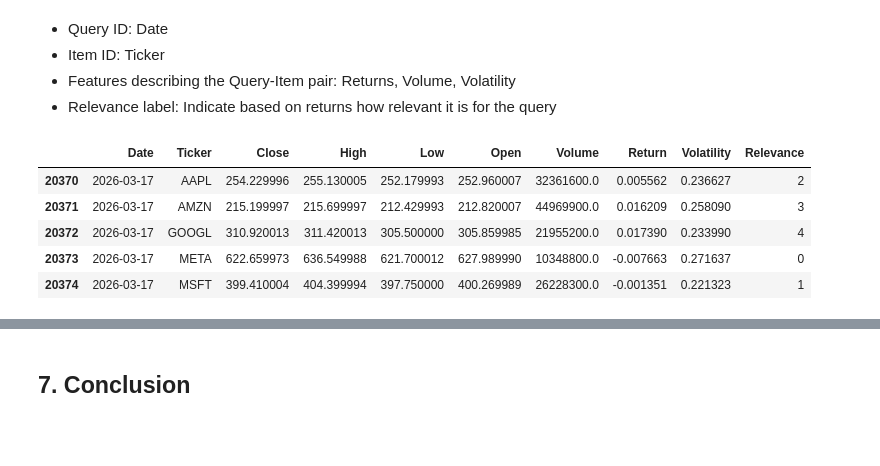
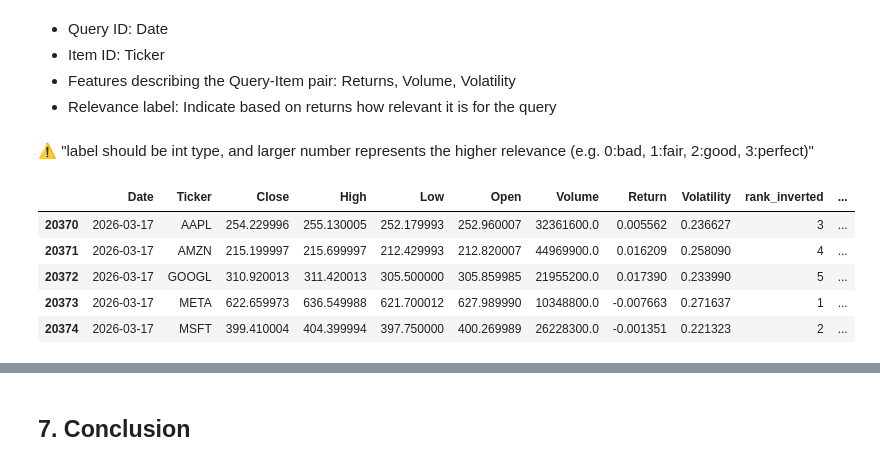
Before and after one commit to giddygarcia/stock-price-forecasting, a Jupyter notebook: StockPredictions.ipynb, the cells around one changed output, grey strips where cells are left out. Drawn from its saved outputs; the diff is of its cells as text; code cells hidden in the pictures; blank space fills up the shorter version.

Commit message:
Exploring ranking different plots

```diff
--- a/StockPredictions.ipynb
+++ b/StockPredictions.ipynb
@@ -1063,22 +1063,32 @@ Ranking the 5 stocks by daily return
 * Item ID: Ticker
 * Features describing the Query-Item pair: Returns, Volume, Volatility
 * Relevance label: Indicate based on returns how relevant it is for the query
+# %% [markdown]
+⚠️ "label should be int type, and larger number represents the higher relevance (e.g. 0:bad, 1:fair, 2:good, 3:perfect)"
 # %%
 rank_df = df.copy()
 rank_df = rank_df.stack(level="Ticker", future_stack=True).reset_index()
 rank_df = rank_df.dropna(subset=["Return", "Volatility"])
 
-rank_df["Relevance"] = (
-    rank_df.groupby("Date")["Return"]
-    .rank(method="first", ascending=True)
-    .sub(1)
-    .astype(int)
+# Relevance for Model Learning where higher numbers = better
+rank_df["rank_inverted"] = (
+    rank_df.groupby("Date")["Return"].rank(method="first", ascending=True).astype(int)
 )
+
+# Relevance for display descending where 1 is best and 5 is worst
+rank_df["Ranking"] = (
+    rank_df.groupby("Date")["Return"].rank(method="first", ascending=False).astype(int)
+)
+
+rank_df["ret_lag1"] = rank_df.groupby("Ticker")["Return"].shift(1)
+rank_df["vol_lag1"] = rank_df.groupby("Ticker")["Volatility"].shift(1)
+rank_df = rank_df.dropna(subset=["ret_lag1", "vol_lag1"])
+
 rank_df.tail()
 # %% [output]
-|  | Date | Ticker | Close | High | Low | Open | Volume | Return | Volatility | Relevance |
-| 20370 | 2026-03-17 | AAPL | 254.229996 | 255.130005 | 252.179993 | 252.960007 | 32361600.0 | 0.005562 | 0.236627 | 2 |
-| 20371 | 2026-03-17 | AMZN | 215.199997 | 215.699997 | 212.429993 | 212.820007 | 44969900.0 | 0.016209 | 0.258090 | 3 |
-| 20372 | 2026-03-17 | GOOGL | 310.920013 | 311.420013 | 305.500000 | 305.859985 | 21955200.0 | 0.017390 | 0.233990 | 4 |
-| 20373 | 2026-03-17 | META | 622.659973 | 636.549988 | 621.700012 | 627.989990 | 10348800.0 | -0.007663 | 0.271637 | 0 |
-| 20374 | 2026-03-17 | MSFT | 399.410004 | 404.399994 | 397.750000 | 400.269989 | 26228300.0 | -0.001351 | 0.221323 | 1 |
+|  | Date | Ticker | Close | High | Low | Open | Volume | Return | Volatility | rank_inverted | ... |
+| 20370 | 2026-03-17 | AAPL | 254.229996 | 255.130005 | 252.179993 | 252.960007 | 32361600.0 | 0.005562 | 0.236627 | 3 | ... |
+| 20371 | 2026-03-17 | AMZN | 215.199997 | 215.699997 | 212.429993 | 212.820007 | 44969900.0 | 0.016209 | 0.258090 | 4 | ... |
+| 20372 | 2026-03-17 | GOOGL | 310.920013 | 311.420013 | 305.500000 | 305.859985 | 21955200.0 | 0.017390 | 0.233990 | 5 | ... |
+| 20373 | 2026-03-17 | META | 622.659973 | 636.549988 | 621.700012 | 627.989990 | 10348800.0 | -0.007663 | 0.271637 | 1 | ... |
+| 20374 | 2026-03-17 | MSFT | 399.410004 | 404.399994 | 397.750000 | 400.269989 | 26228300.0 | -0.001351 | 0.221323 | 2 | ... |
```
Also changed, not shown: parts of 23 cells of this notebook.
